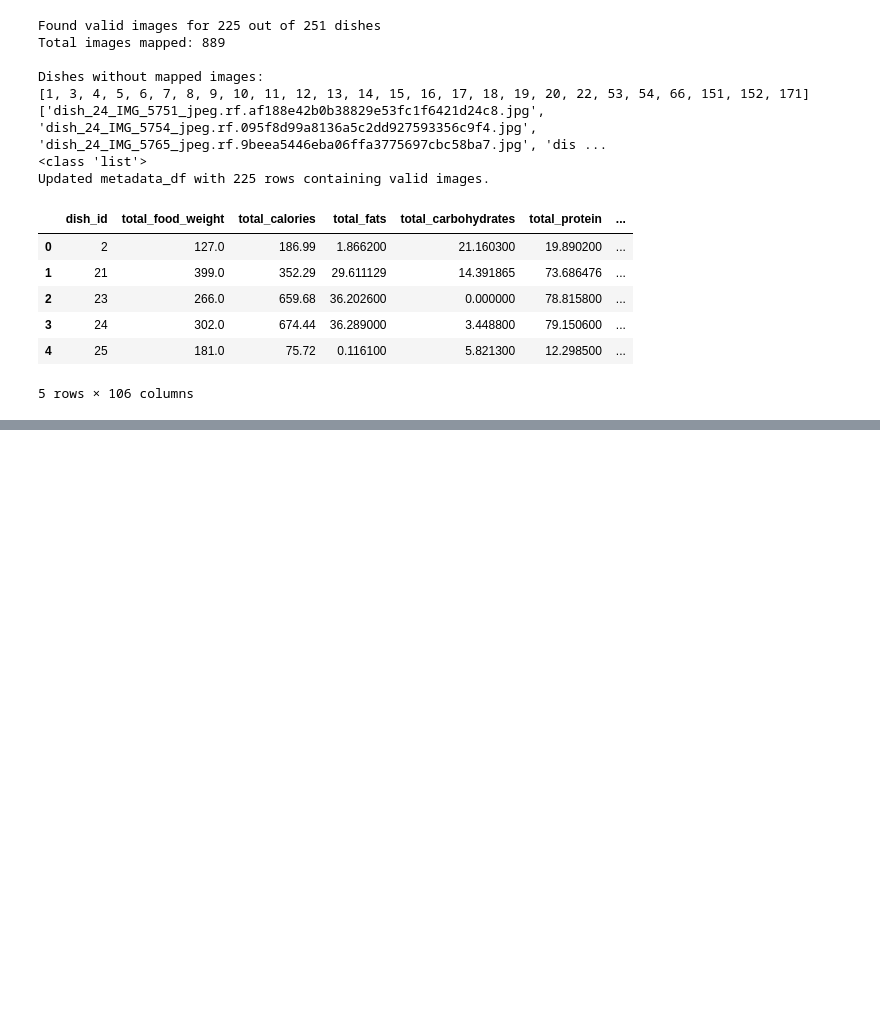
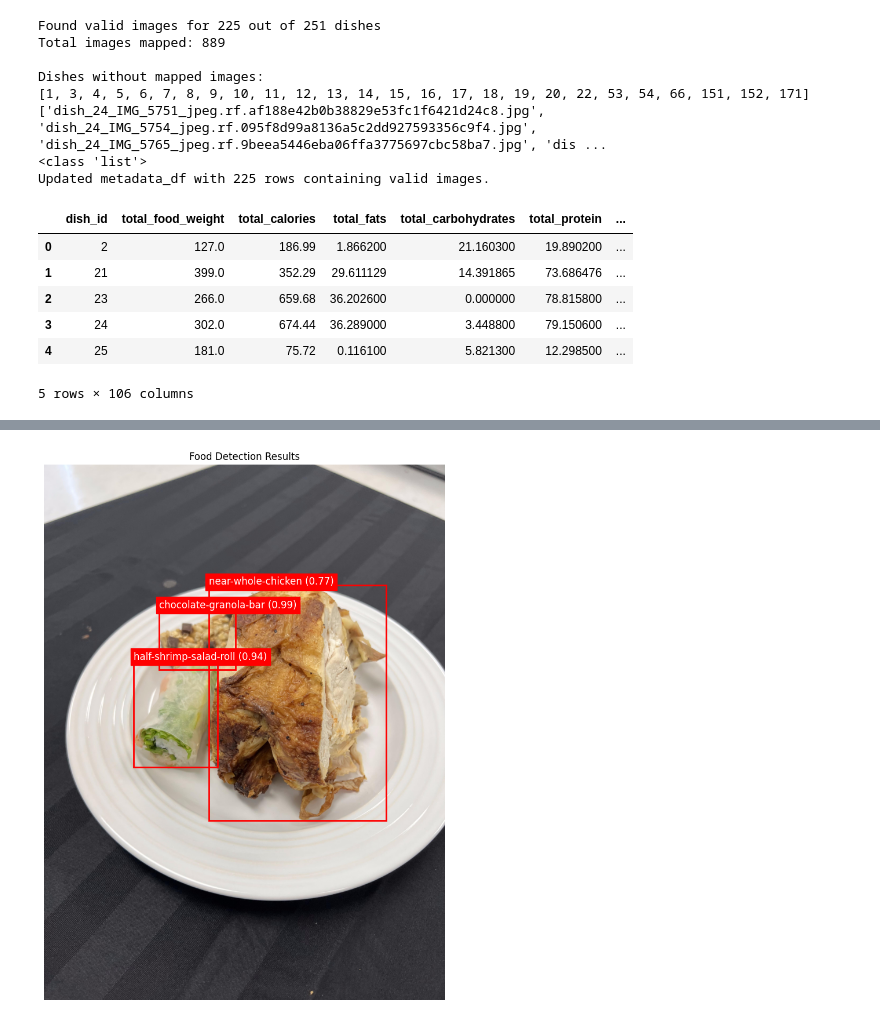
Before and after one commit to RayWP/FoodDetection, a Jupyter notebook: food_calorie_prediction.ipynb, the cells around one changed output, grey strips where cells are left out. Cells and saved outputs as stored; diff of their text form; code cells hidden in the pictures; blank space fills up the shorter version.

```diff
--- a/food_calorie_prediction.ipynb
+++ b/food_calorie_prediction.ipynb
@@ -399,0 +518,94 @@ print(f"Predicted Calories: {predicted_calories:.2f} kcal")
+# %%
+# Function to predict food items in new images
+def detect_food_in_image(image_path, model, label_encoder):
+    # Load and preprocess the image
+    image = cv2.imread(image_path)
+    if image is None:
+        return "Image not found."
+
+    image = cv2.cvtColor(image, cv2.COLOR_BGR2RGB)
+
+    # For demonstration, get annotated regions (in a real system, we'd use an object detection model)
+    img_id = None
+    filename = os.path.basename(image_path)
+
+    # Find image_id from filename
+    for img in coco_data['images']:
+        if img['file_name'] == filename:
+            img_id = img['id']
+            break
+
+    if img_id is None:
+        return "Image ID not found in dataset."
+
+    # Get annotations for this image
+    annotations = [ann for ann in coco_data['annotations'] if ann['image_id'] == img_id]
+
+    results = []
+    # Display the image with predicted food items
+    plt.figure(figsize=(12, 12))
+    plt.imshow(image)
+
+    for i, ann in enumerate(annotations):
+        bbox = ann['bbox']  # [x, y, width, height]
+
+        # Extract region using bounding box
+        x, y_coord, w, h = [int(v) for v in bbox]
+
+        # Ensure coordinates are within image boundaries
+        x = max(0, x)
+        y_coord = max(0, y_coord)
+        w = min(w, image.shape[1] - x)
+        h = min(h, image.shape[0] - y_coord)
+
+        if w <= 0 or h <= 0:
+            continue
+
+        # Extract the region
+        food_region = image[y_coord:y_coord+h, x:x+w]
+
+        # Resize to standard size
+        food_region = cv2.resize(food_region, (IMG_SIZE, IMG_SIZE))
+
+        # Normalize pixel values
+        food_region = food_region / 255.0
+
+        # Predict
+        prediction = model.predict(np.expand_dims(food_region, axis=0))
+        predicted_class_idx = np.argmax(prediction)
+        confidence = prediction[0][predicted_class_idx]
+
+        # Convert to category name
+        predicted_class = label_encoder.inverse_transform([predicted_class_idx])[0]
+        category_name = next((cat['name'] for cat in coco_data['categories'] if cat['id'] == predicted_class), "Unknown")
+
+        # Add to results
+        results.append({
+            'category': category_name,
+            'confidence': float(confidence),
+            'bbox': [x, y_coord, w, h]
+        })
+
+        # Draw rectangle and label on the image
+        rect = plt.Rectangle((x, y_coord), w, h, linewidth=2, edgecolor='r', facecolor='none')
+        plt.gca().add_patch(rect)
+        plt.text(x, y_coord - 5, f"{category_name} ({confidence:.2f})",
+                 color='white', fontsize=12, backgroundcolor='red')
+
+    plt.axis('off')
+    plt.title("Food Detection Results")
+    plt.show()
+
+    return results
+
+# Test the food detection on a sample image
+sample_image_id = random.choice(sampled_image_ids)
+sample_filename = image_id_to_filename[sample_image_id]
+sample_image_path = os.path.join(images_path, sample_filename)
+
+print(f"Testing food detection on sample image: {sample_filename}")
+detected_foods = detect_food_in_image(sample_image_path, model, label_encoder)
+print("Detected food items:")
+for i, food in enumerate(detected_foods):
+    print(f"{i+1}. {food['category']} (Confidence: {food['confidence']:.2f})")
+# %% [output]
@@ -399,0 +619 @@ print(f"Predicted Calories: {predicted_calories:.2f} kcal")
+[figure, added]
```
Also changed, not shown: parts of 9 cells of this notebook.
